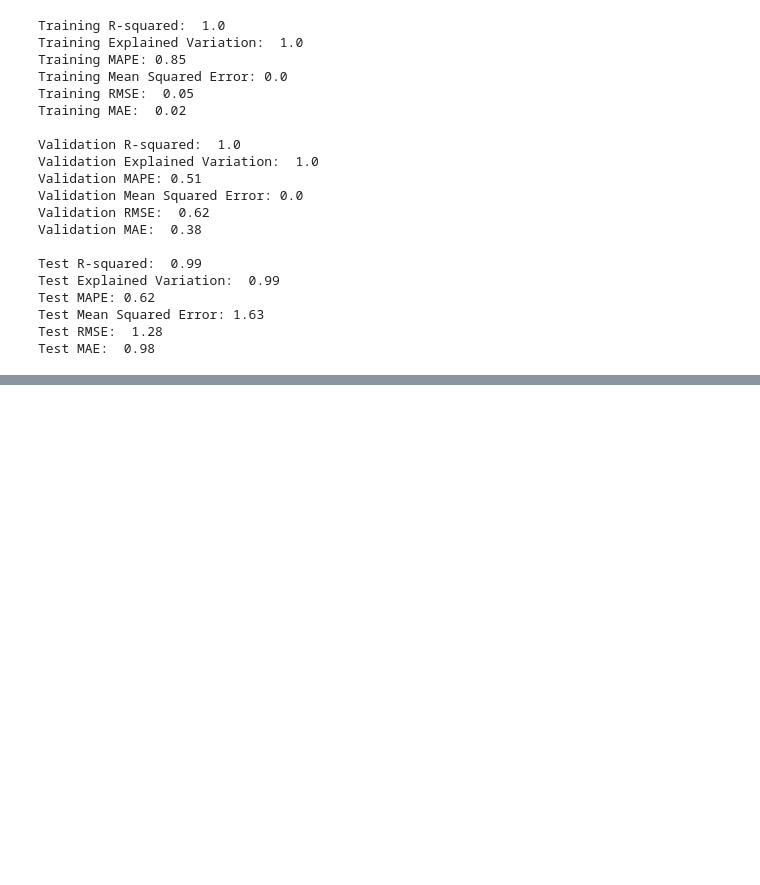
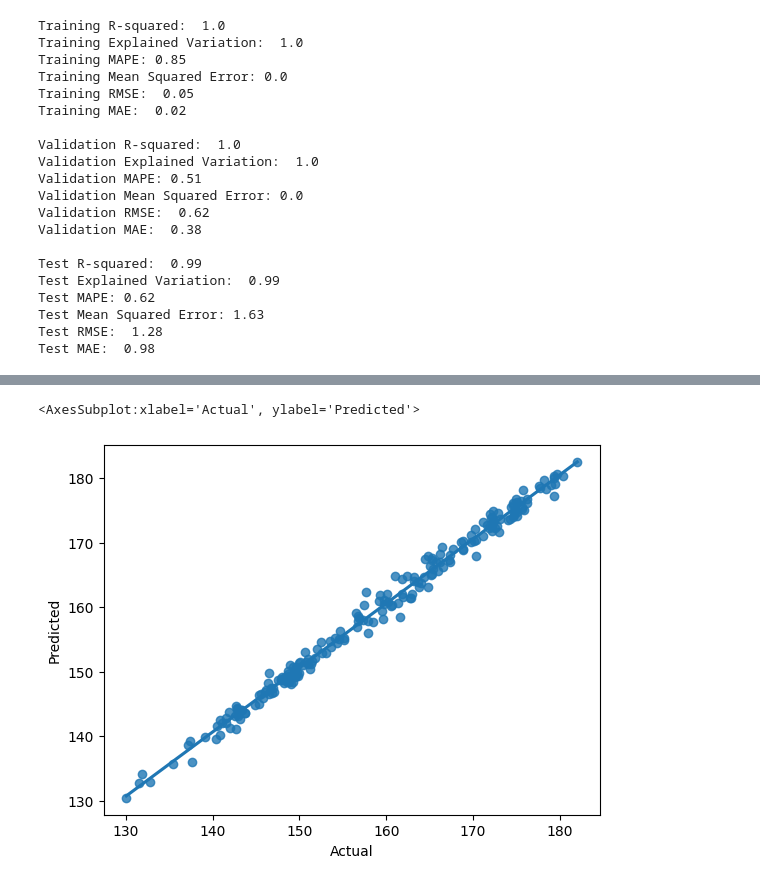
Before and after one commit to Seoyangsam/apple_stock, a Jupyter notebook: LinearRegression.ipynb, the cells around one changed output, grey strips where cells are left out. Cells and saved outputs as stored; diff of their text form; code cells hidden in the pictures; blank space fills up the shorter version.

```diff
--- a/LinearRegression.ipynb
+++ b/LinearRegression.ipynb
@@ -176,0 +243,5 @@ df_pred[['Actual', 'Predicted']].plot()
+# %%
+sns.regplot(x=df_pred['Actual'],y=df_pred['Predicted'],ci=None)
+# %% [output]
+<AxesSubplot:xlabel='Actual', ylabel='Predicted'>
+[figure, added]
```
Also changed, not shown: parts of 15 cells of this notebook.
